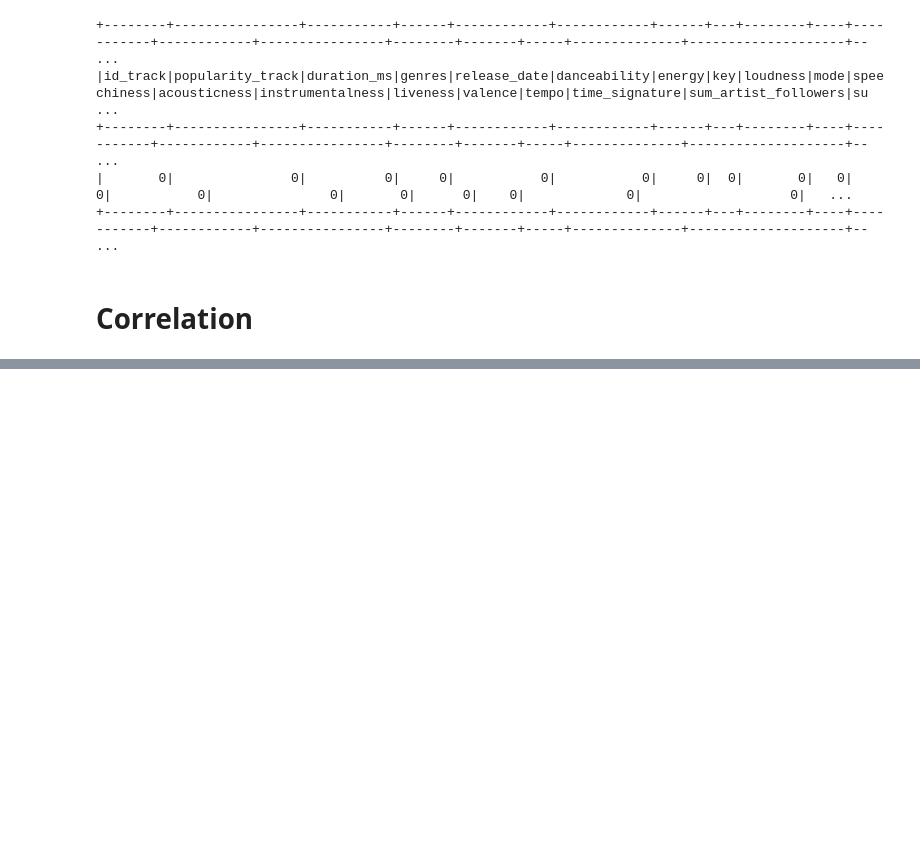
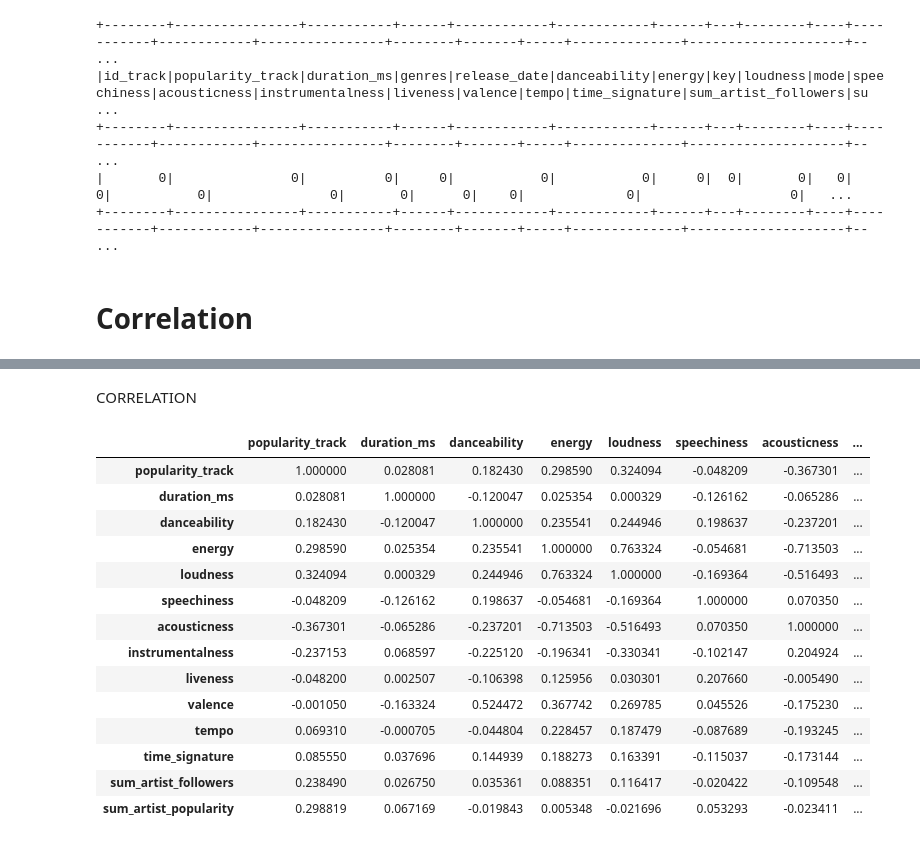
Before and after one commit to carloalbe/Pyspark-Spotify-Analysis, a Jupyter notebook: spotify data understanding.ipynb, the cells around one changed output, grey strips where cells are left out. Cells and saved outputs as stored; diff of their text form; code cells hidden in the pictures; blank space fills up the shorter version.

```diff
--- a/spotify data understanding.ipynb
+++ b/spotify data understanding.ipynb
@@ -483,0 +399,16 @@ Correlation.corr(myGraph_vector, vector_col).collect()
+# %%
+from pyspark.ml import Pipeline
+from pyspark.ml.feature import MinMaxScaler
+from pyspark.ml.feature import VectorAssembler
+
+
+columns_to_scale = ["popularity_track",  "duration_ms", "danceability","energy", "loudness", "speechiness","acousticness","instrumentalness","liveness","valence","tempo","time_signature", "sum_artist_followers", "sum_artist_popularity"]
+assemblers = [VectorAssembler(inputCols=[col], outputCol=col + "_vec") for col in columns_to_scale]
+scalers = [MinMaxScaler(inputCol=col + "_vec", outputCol=col + "_scaled") for col in columns_to_scale]
+pipeline = Pipeline(stages=assemblers + scalers)
+scalerModel = pipeline.fit(df)
+enriched_df = scalerModel.transform(df)
+# %%
+from pyspark.sql import functions as f
+names = {x + "_scaled": x for x in columns_to_scale}
+scaledData = enriched_df.select([f.col(c).alias(names[c]) for c in names.keys()])
@@ -483,0 +453,2 @@ Correlation.corr(myGraph_vector, vector_col).collect()
+# %% [markdown]
+CORRELATION
@@ -483,0 +457,26 @@ Correlation.corr(myGraph_vector, vector_col).collect()
+# %%
+vector_col = "corr_features"
+assembler = VectorAssembler(inputCols=scaledData.columns, outputCol=vector_col)
+df_vector = assembler.transform(scaledData).select(vector_col)
+
+
+matrix = Correlation.corr(df_vector, vector_col)
+corrmatrix = matrix.collect()[0]["pearson({})".format(vector_col)].values
+# %%
+pd.DataFrame(corrmatrix.reshape(-1, len(scaledData.columns)), columns=scaledData.columns, index=scaledData.columns)
+# %% [output]
+|  | popularity_track | duration_ms | danceability | energy | loudness | speechiness | acousticness | ... |
+| popularity_track | 1.000000 | 0.028081 | 0.182430 | 0.298590 | 0.324094 | -0.048209 | -0.367301 | ... |
+| duration_ms | 0.028081 | 1.000000 | -0.120047 | 0.025354 | 0.000329 | -0.126162 | -0.065286 | ... |
+| danceability | 0.182430 | -0.120047 | 1.000000 | 0.235541 | 0.244946 | 0.198637 | -0.237201 | ... |
+| energy | 0.298590 | 0.025354 | 0.235541 | 1.000000 | 0.763324 | -0.054681 | -0.713503 | ... |
+| loudness | 0.324094 | 0.000329 | 0.244946 | 0.763324 | 1.000000 | -0.169364 | -0.516493 | ... |
+| speechiness | -0.048209 | -0.126162 | 0.198637 | -0.054681 | -0.169364 | 1.000000 | 0.070350 | ... |
+| acousticness | -0.367301 | -0.065286 | -0.237201 | -0.713503 | -0.516493 | 0.070350 | 1.000000 | ... |
+| instrumentalness | -0.237153 | 0.068597 | -0.225120 | -0.196341 | -0.330341 | -0.102147 | 0.204924 | ... |
+| liveness | -0.048200 | 0.002507 | -0.106398 | 0.125956 | 0.030301 | 0.207660 | -0.005490 | ... |
+| valence | -0.001050 | -0.163324 | 0.524472 | 0.367742 | 0.269785 | 0.045526 | -0.175230 | ... |
+| tempo | 0.069310 | -0.000705 | -0.044804 | 0.228457 | 0.187479 | -0.087689 | -0.193245 | ... |
+| time_signature | 0.085550 | 0.037696 | 0.144939 | 0.188273 | 0.163391 | -0.115037 | -0.173144 | ... |
+| sum_artist_followers | 0.238490 | 0.026750 | 0.035361 | 0.088351 | 0.116417 | -0.020422 | -0.109548 | ... |
+| sum_artist_popularity | 0.298819 | 0.067169 | -0.019843 | 0.005348 | -0.021696 | 0.053293 | -0.023411 | ... |
```
Also changed, not shown: parts of 19 cells of this notebook.
